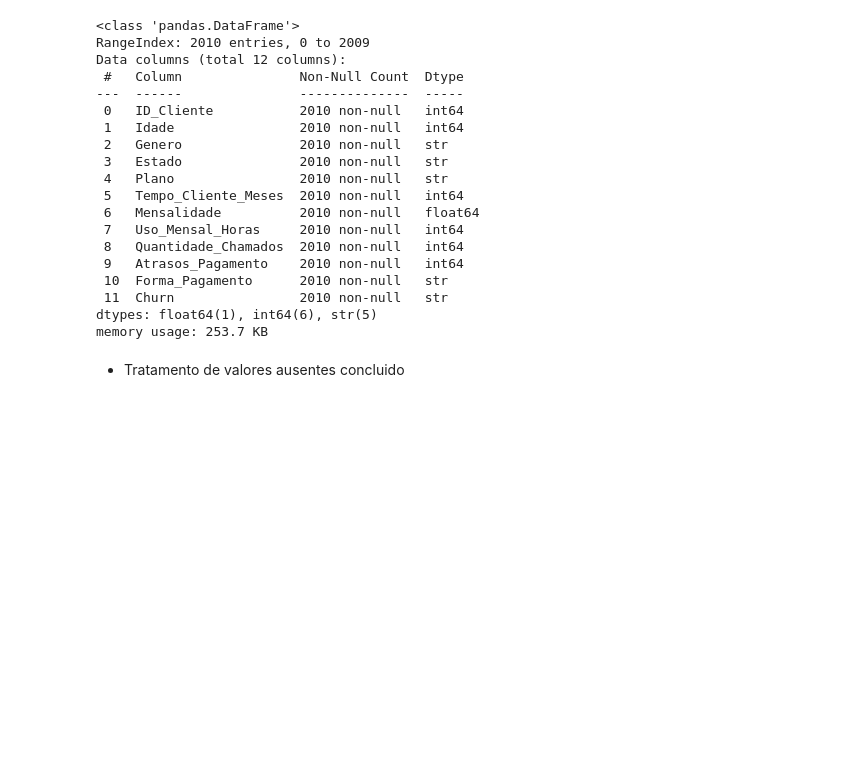
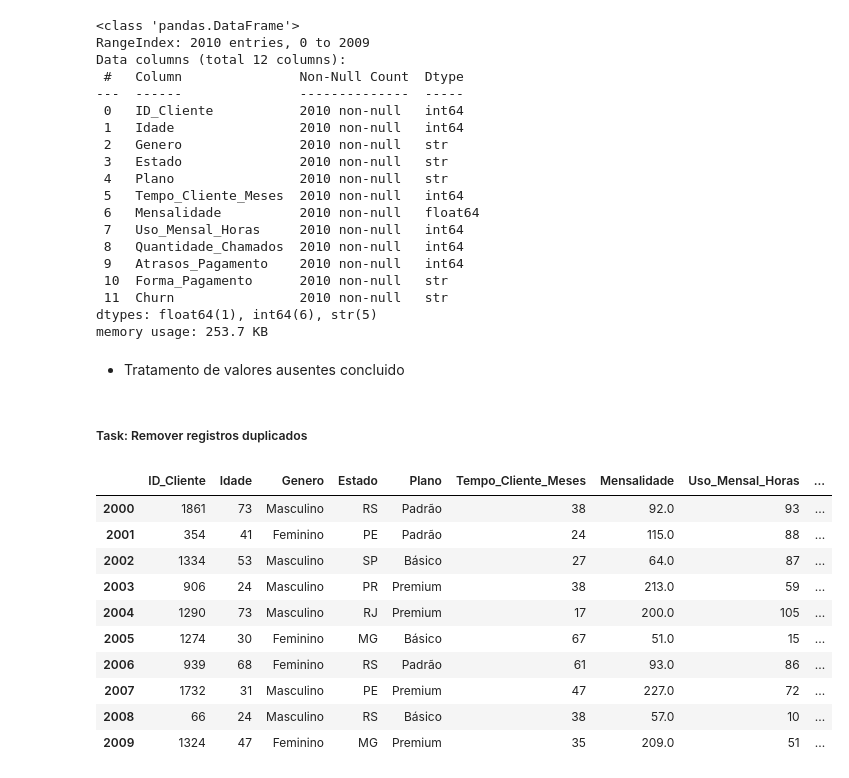
Before and after one commit to Pedro-Antonio-Dev/analise-churn-clientes, a Jupyter notebook: notebooks/churn_clientes.ipynb, the cells around one changed output. Saved outputs shown, nothing was run; the diff lists cells and outputs as text; code cells hidden in the pictures; blank space fills up the shorter version.

Commit message:
feat: tratamento de valores duplicados realizado

```diff
--- a/notebooks/churn_clientes.ipynb
+++ b/notebooks/churn_clientes.ipynb
@@ -255,3 +255,20 @@ dtypes: float64(1), int64(6), str(5)
 memory usage: 253.7 KB
 # %% [markdown]
 - Tratamento de valores ausentes concluido
+# %% [markdown]
+##### Task: Remover registros duplicados
+# %%
+duplicados = churn_clientes[churn_clientes.duplicated()]
+duplicados
+# %% [output]
+|  | ID_Cliente | Idade | Genero | Estado | Plano | Tempo_Cliente_Meses | Mensalidade | Uso_Mensal_Horas | ... |
+| 2000 | 1861 | 73 | Masculino | RS | Padrão | 38 | 92.0 | 93 | ... |
+| 2001 | 354 | 41 | Feminino | PE | Padrão | 24 | 115.0 | 88 | ... |
+| 2002 | 1334 | 53 | Masculino | SP | Básico | 27 | 64.0 | 87 | ... |
+| 2003 | 906 | 24 | Masculino | PR | Premium | 38 | 213.0 | 59 | ... |
+| 2004 | 1290 | 73 | Masculino | RJ | Premium | 17 | 200.0 | 105 | ... |
+| 2005 | 1274 | 30 | Feminino | MG | Básico | 67 | 51.0 | 15 | ... |
+| 2006 | 939 | 68 | Feminino | RS | Padrão | 61 | 93.0 | 86 | ... |
+| 2007 | 1732 | 31 | Masculino | PE | Premium | 47 | 227.0 | 72 | ... |
+| 2008 | 66 | 24 | Masculino | RS | Básico | 38 | 57.0 | 10 | ... |
+| 2009 | 1324 | 47 | Feminino | MG | Premium | 35 | 209.0 | 51 | ... |
```
Also changed, not shown: parts of 2 cells of this notebook.
